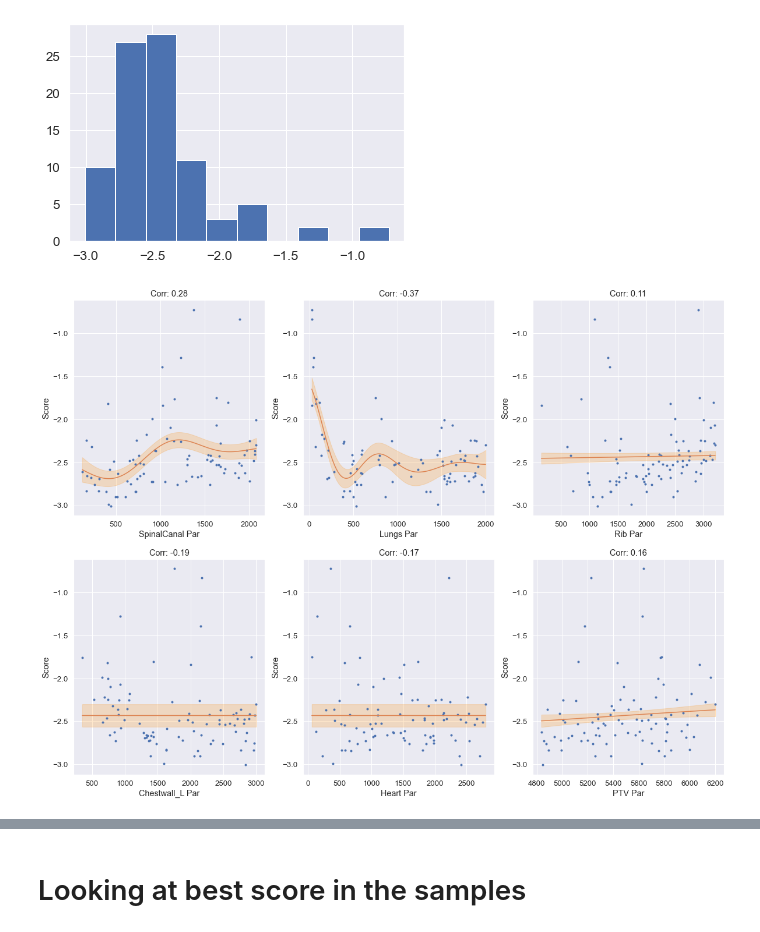
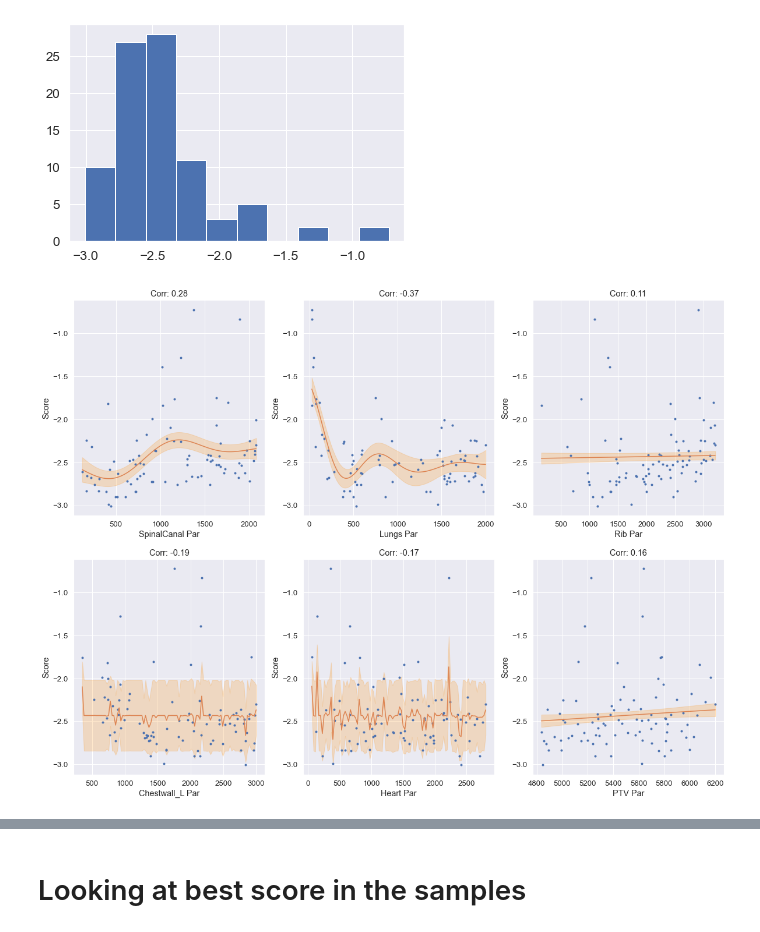
Before and after one commit to kels271828/RayBay, a Jupyter notebook: results/samples3.ipynb, the cells around one changed output, grey strips where cells are left out. Cells and saved outputs as stored; diff of their text form; code cells hidden in the pictures.

```diff
--- a/results/samples3.ipynb
+++ b/results/samples3.ipynb
@@ -283,0 +433,37 @@ for ii in range(len(roi_list)):
+# %%
+err = []
+est_vals = []
+
+for kk in range(88):
+    idx_test = kk
+    idx_train = np.arange(88)
+    idx_train = idx_train != idx_test
+    train = big_mat[:, idx_train]
+    test = big_mat[:, idx_test]
+    [U, S, Vh] = np.linalg.svd(train, full_matrices=False)
+
+
+    r = 1
+    for k in [1]:
+        proj = U[:r, :].dot(test)
+        #est = []
+        for ii in range(1):
+            dist = np.array([np.linalg.norm(proj - Vh[:r, jj]) for jj in range(87)])
+            idx = np.argsort(dist)
+            est = train[-1, idx[0]]#np.mean(train[-1, idx[:k]])
+        #     print(test[:, ii])
+        #     print(train[:, idx])
+        #     print()
+    est_vals.append(est)
+    err.append(np.linalg.norm(test[-1] - est))
+    #plt.plot(test[-1], est, '.')
+    #plt.xlabel('True Score')
+    #plt.ylabel('Estimated Score')
+    #print(np.linalg.norm(test[-1] - est))
+    #plt.plot([min(test[-1]), max(test[-1])], [min(test[-1]), max(test[-1])])
+
+
+#plt.figure()
+plt.hist(err)
+plt.figure()
+plt.plot(big_mat[-1, :], est_vals, '.')
@@ -312,28 +504,28 @@ plt.hist(score_list);
 [figure]
 # %%
 # Plot results
-a_vals = [1e0, 1e1, 1e0, 1e1, 1e0, 1e0]
+a_vals = [1e0, 1e0, 1e0, 1e0, 1e0, 1e0]
 fig, ax = plt.subplots(2, 3, figsize=(20, 15))
 for ii in range(len(roi_list)):
     # Build model
     x_data = np.array(par_dict0[roi_list[ii]])
     y_data = score_list
     gpr = GaussianProcessRegressor(kernel=kernels.RBF(), alpha=a_vals[ii])\
               .fit(x_data.reshape(-1, 1), (y_data - np.mean(y_data))/np.std(y_data))
 
     # Make predictions
     x_est = np.linspace(min(x_data), max(x_data), 100)
     y_est, std = gpr.predict(x_est.reshape(-1, 1), return_std=True)
     y_est = y_est*np.std(y_data) + np.mean(y_data)
     std *= np.std(y_data)
 
     # Plot results
     ax[np.mod(ii, 2), np.mod(ii, 3)].plot(x_data, y_data, '.')
     ax[np.mod(ii, 2), np.mod(ii, 3)].plot(x_est, y_est)
     ax[np.mod(ii, 2), np.mod(ii, 3)].fill_between(x_est, y_est - std,
                                                   y_est + std, color='darkorange', alpha=0.2)
     ax[np.mod(ii, 2), np.mod(ii, 3)].set_xlabel(f'{roi_list[ii]} Par')
     ax[np.mod(ii, 2), np.mod(ii, 3)].set_ylabel('Score')
     ax[np.mod(ii, 2), np.mod(ii, 3)].set_title(f'Corr: {np.corrcoef(x_data, y_data)[0, 1]:.2}')
 # %% [output]
-[figure, old version]
+[figure, new version]
```
Also changed, not shown: parts of 9 cells of this notebook.
